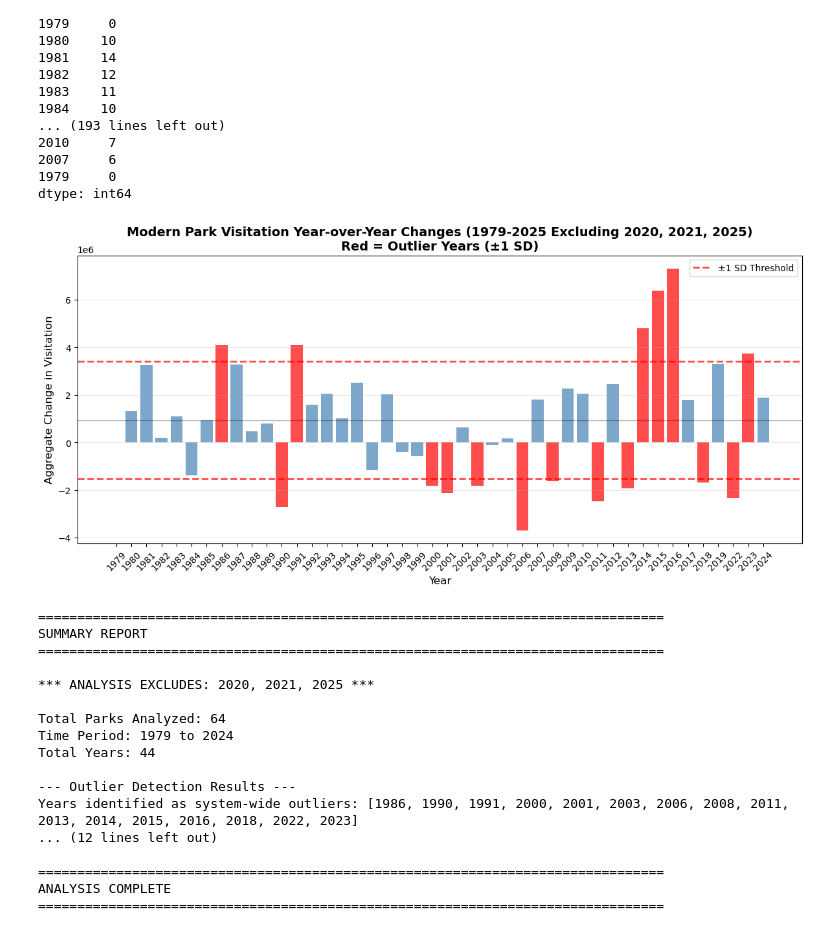
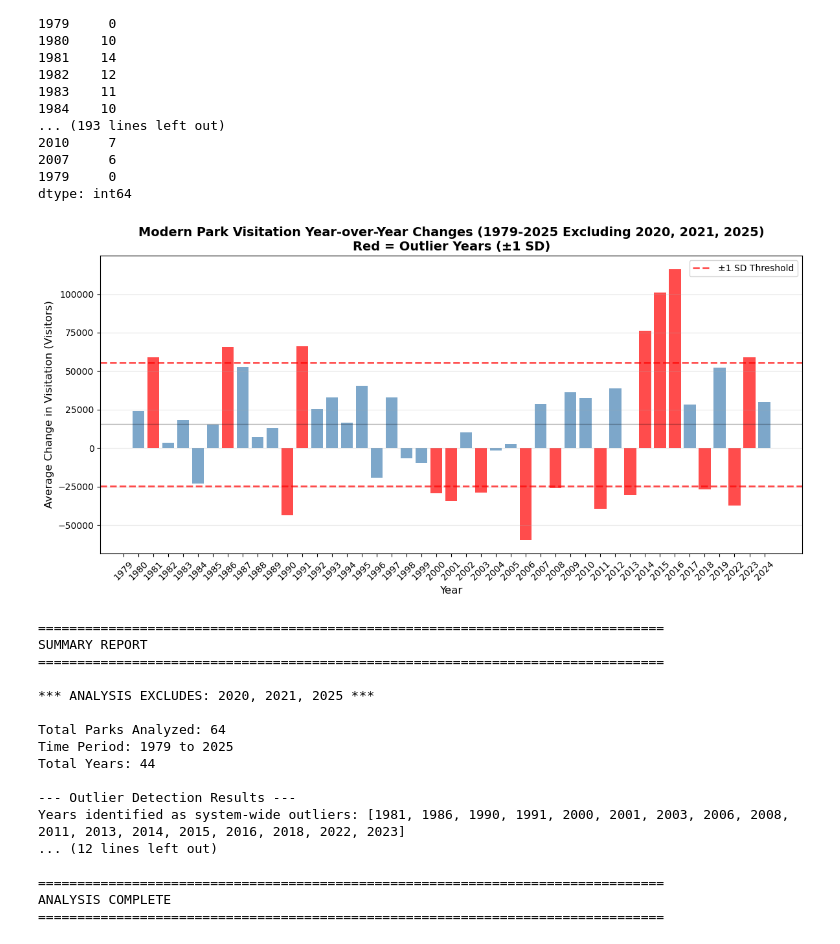
Before and after one commit to jmoussa99/National-Parks-DS, a Jupyter notebook: models/yoy_modern.ipynb, the cells around one changed output. Cells and saved outputs as stored; diff of their text form; code cells hidden in the pictures.

```diff
--- a/models/yoy_modern.ipynb
+++ b/models/yoy_modern.ipynb
@@ -207,7 +204,7 @@ print("METHOD 3: AGGREGATE YEAR-LEVEL OUTLIERS")
 print("="*80)
 
 # Sum changes across all parks for each year
-aggregate_changes = yoy_changes.sum(axis=0)
+aggregate_changes = yoy_changes.mean(axis=0)
 
 # Calculate z-scores for aggregate changes
 agg_mean = aggregate_changes.mean()
@@ -252,35 +249,35 @@ dtype: int64
 # STEP 3: Visualization of Aggregate Outliers
 # ============================================================================
 
 # Bar chart of aggregate changes with outlier threshold
 plt.figure(figsize=(12, 6))
 colors = ['red' if abs(z) > Z_SCORE_THRESHOLD else 'steelblue' for z in aggregate_z_scores]
 plt.bar(aggregate_changes.index.astype(str), aggregate_changes.values, color=colors, alpha=0.7)
 plt.axhline(y=agg_mean + Z_SCORE_THRESHOLD*agg_std, color='red', linestyle='--',
             linewidth=2, label=f'±{Z_SCORE_THRESHOLD} SD Threshold', alpha=0.7)
 plt.axhline(y=agg_mean - Z_SCORE_THRESHOLD*agg_std, color='red', linestyle='--', linewidth=2, alpha=0.7)
 plt.axhline(y=agg_mean, color='black', linestyle='-', linewidth=1, alpha=0.3)
 plt.xlabel('Year', fontsize=12)
-plt.ylabel('Aggregate Change in Visitation', fontsize=12)
+plt.ylabel('Average Change in Visitation (Visitors)', fontsize=12)
 
 # Add title based on whether years are excluded
 if EXCLUDE_COVID_YEARS:
     title = f'Modern Park Visitation Year-over-Year Changes (1979-2025 Excluding {", ".join(map(str, YEARS_TO_EXCLUDE))})\nRed = Outlier Years (±{Z_SCORE_THRESHOLD} SD)'
 else:
     title = f'Modern Park Visitation Year-over-Year Changes\nRed = Outlier Years (±{Z_SCORE_THRESHOLD} SD)'
 
 plt.title(title, fontsize=14, fontweight='bold')
 plt.legend(fontsize=10)
 plt.xticks(rotation=45)
 plt.grid(True, alpha=0.3, axis='y')
 plt.tight_layout()
 
 # Save with different filename based on exclusion
 filename = 'aggregate_outliers_excl.png' if EXCLUDE_COVID_YEARS else 'aggregate_outliers.png'
 plt.savefig(filename, dpi=300, bbox_inches='tight')
 plt.show()
 # %% [output]
-[figure, old version]
+[figure, new version]
 # %%
 # ============================================================================
 # STEP 4: Summary Report
@@ -332,11 +329,11 @@ SUMMARY REPORT
 *** ANALYSIS EXCLUDES: 2020, 2021, 2025 ***
 
 Total Parks Analyzed: 64
-Time Period: 1979 to 2024
+Time Period: 1979 to 2025
 Total Years: 44
 
 --- Outlier Detection Results ---
-Years identified as system-wide outliers: [1986, 1990, 1991, 2000, 2001, 2003, 2006, 2008, 2011, 2013, 2014, 2015, 2016, 2018, 2022, 2023]
+Years identified as system-wide outliers: [1981, 1986, 1990, 1991, 2000, 2001, 2003, 2006, 2008, 2011, 2013, 2014, 2015, 2016, 2018, 2022, 2023]
 ... (12 lines left out)
 
 ================================================================================
```
Also changed, not shown: parts of 1 cell of this notebook, 5 other files.
